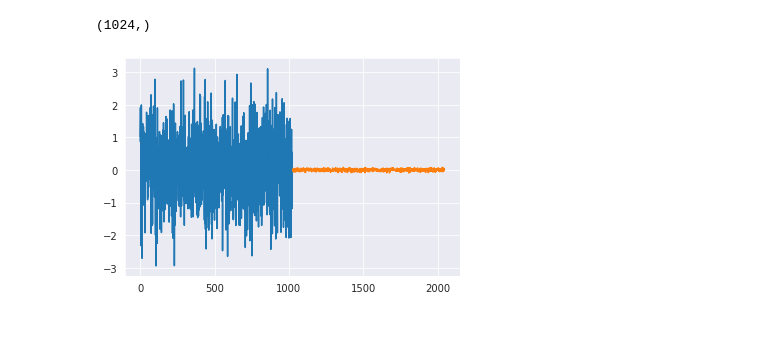
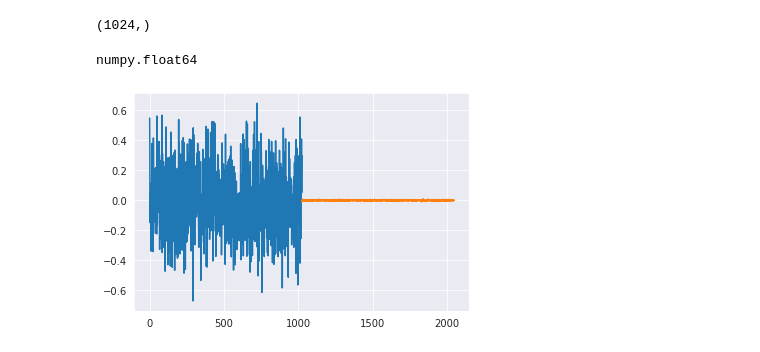
Before and after one commit to barauna-lo/Colored_Noise, a Jupyter notebook: RNN_PSD_prediction.ipynb, the cells around one changed output. Cells and saved outputs as stored; diff of their text form; code cells hidden in the pictures.

```diff
--- a/RNN_PSD_prediction.ipynb
+++ b/RNN_PSD_prediction.ipynb
@@ -189,6 +189,15 @@ Archive:  synthetic-colored-noise.zip
 # %%
 import pandas as pd
 df = pd.read_pickle('color_4series.plk')
+# %%
+serie_index = 0  #white Noise
+#serie_index = 4 #pink noise
+#serie_index =  9#red Noise
+
+min_size , max_size = 0 , len(df.Series[0])
+
+dataframe = pd.DataFrame({"Serie":df['Series'][serie_index][min_size:max_size]})
+dataset = dataframe.values.astype('float32')
 # %%
 bet = 0
 samples = 2**15
@@ -197,7 +206,8 @@ win_ou = 1024
 jump = 2**4
 
 dat = cn.powerlaw_psd_gaussian(bet, samples)
-trainX,trainY = create_dataset(dat,win_in,win_ou,jump)
+
+trainX,trainY = create_dataset(dataset,win_in,win_ou,jump)
 # %%
 trainX = trainX.reshape(trainX.shape[0],trainX.shape[1],1)
 #trainY = trainY.reshape(np.axi,trainY.shape[1],trainY.shape[0])
@@ -236,0 +269,27 @@ def custom_mse(y_true, y_pred):
+# %%
+#https://cnvrg.io/keras-custom-loss-functions/
+import keras
+import numpy as np
+from tensorflow.python.ops import math_ops
+
+def custom_loss(y_true, y_pred):
+  # def beta2(data):
+  #   '''
+  #   Calculate de the PSD loglog power law index
+  #   '''
+  #   psd = tf.cast(data,tf.complex128) #tf complex 128 format
+  #   psd = tf.signal.fft(psd) #FFT me da um vetor complexo
+  #   psd = psd*tf.math.conj(psd) #Complexo conjudado
+  #   #print(len(data))
+  #   freq = np.fft.fftfreq(1024) #mede as frequencias da tranformada de four
+  #   #freq = fftfreq(1024) #mede as frequencias da tranformada de four
+  #   n = len(data)//2 #ponto de conte. Nesse caso é pela metade
+  #   psd = psd[1:n] #Só quero metade dos dados, menos o 1 pq ele estava sendo inf
+  #   freq =  tf.convert_to_tensor(freq[1:n]) #converte para um tensor do tf
+  #   psd = tf.cast(tf.math.log(psd), tf.float64) #convert para log, e só pega o real
+  #   freq = tf.cast(tf.math.log(freq),tf.float64) #mesma coisa, só que frequencia
+  #   beta, _ =np.polyfit(np.array(freq),np.array(psd),deg=1) #ajuste linear
+  #   beta = -beta #partiu para o abraço
+ diff = math_ops.squared_difference(beta(y_pred), beta(y_true))  #squared difference
+ #loss = K.mean(diff, axis=-1) #mean over last dimension
+ return diff
@@ -246,7 +330,7 @@ model_RNN = Sequential()
 model_RNN.add(SimpleRNN(n_1, return_sequences=True,input_shape=[win_in,1] ))
 model_RNN.add(SimpleRNN(n_4))
 model_RNN.add(Dense(win_ou))
-model_RNN.compile(loss='mse', optimizer='adam',metrics=['mse'])
+model_RNN.compile(loss=custom_loss, optimizer='adam',metrics=['mse'])
 history_RNN = model_RNN.fit(trainX, trainY, epochs=epochs, batch_size=batch_size, verbose=1,validation_split=0.7)
 # %% [output]
 Epoch 1/3
@@ -263,7 +343,12 @@ WARNING:tensorflow:Model was constructed with shape (None, 1024, 1) for input Ke
 pred[0].shape
 # %% [output]
 (1024,)
-# %%
-plot_test(trainX[0],pred[0])
-# %% [output]
-[figure, removed]
+# %%
+type(beta(pred[k]))
+# %% [output]
+numpy.float64
+# %%
+k = 2
+plot_test(trainX[k],pred[k])
+# %% [output]
+[figure, added]
```
Also changed, not shown: parts of 16 cells of this notebook.
